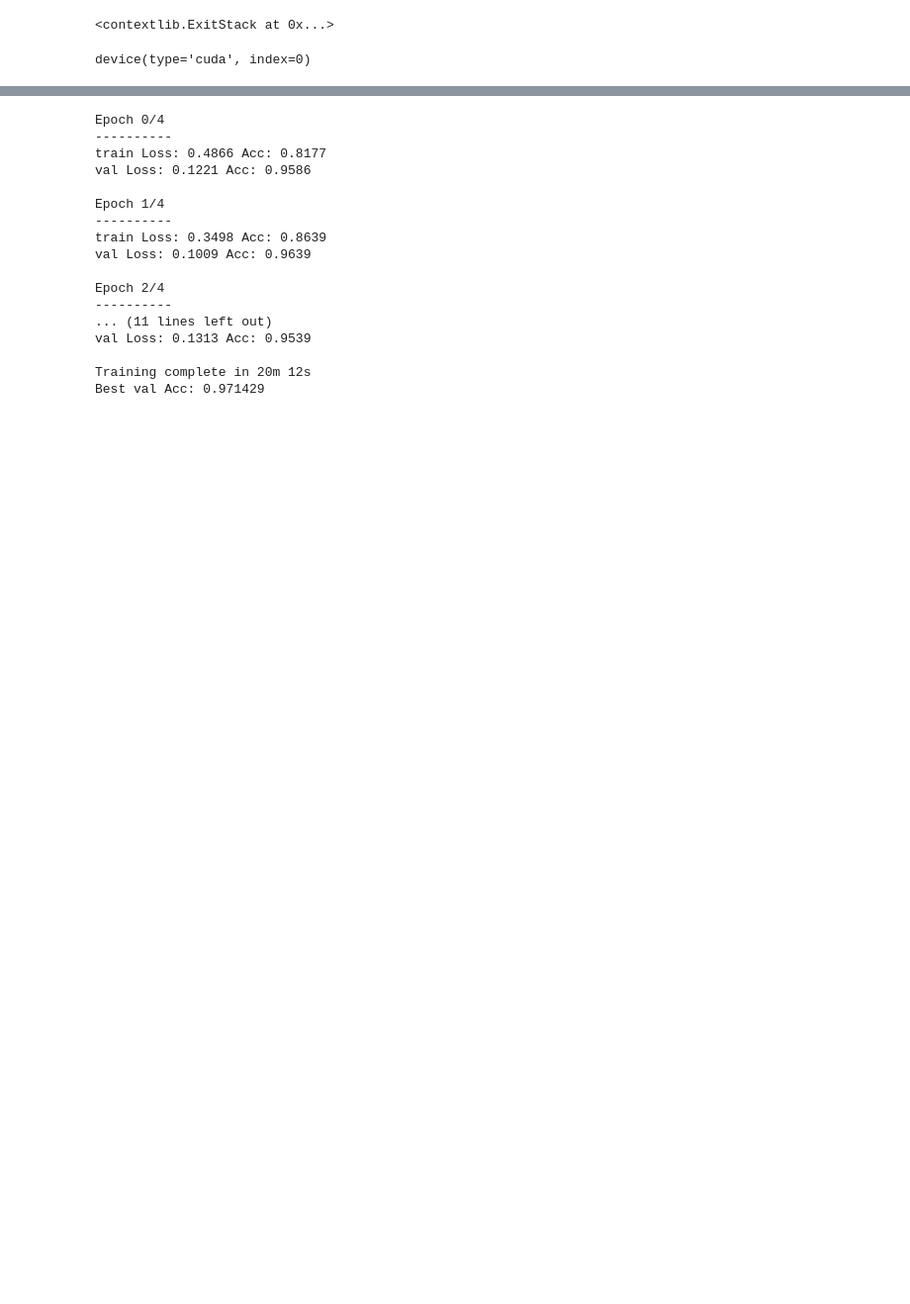
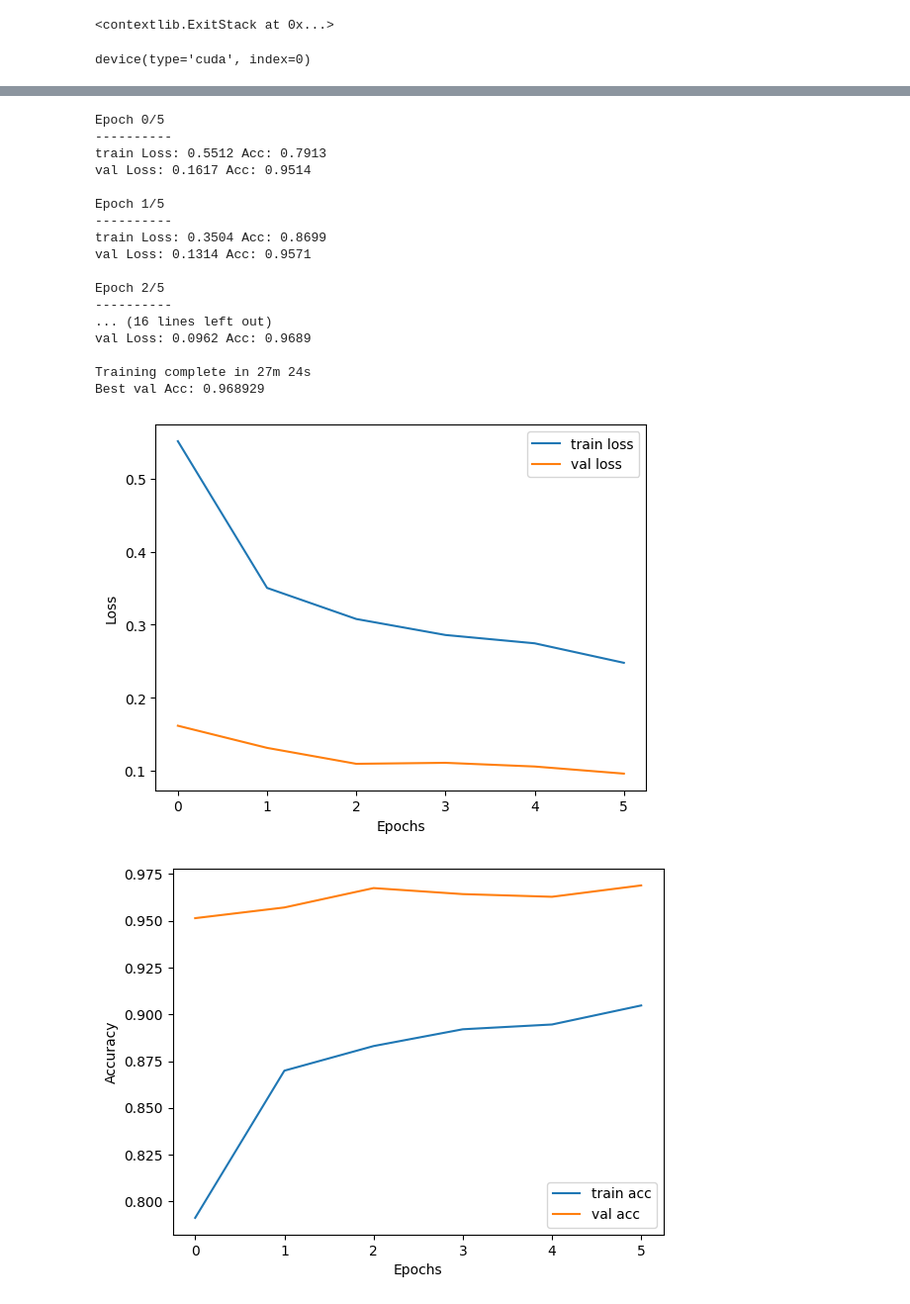
Before and after one commit to HassenMhenni/TER, a Jupyter notebook: transfer_learning_oct.ipynb, the cells around one changed output, grey strips where cells are left out. Shown: that part at 99% size. Cells and saved outputs as stored; diff of their text form; code cells hidden in the pictures; blank space fills up the shorter version.

```diff
--- a/transfer_learning_oct.ipynb
+++ b/transfer_learning_oct.ipynb
@@ -138,0 +142,6 @@ def train_model(model, criterion, optimizer, scheduler, num_epochs=25):
+# %%
+# create lists to store the results for each epoch
+train_loss = []
+val_loss = []
+train_acc = []
+val_acc = []
@@ -155,22 +235,42 @@ exp_lr_scheduler = lr_scheduler.StepLR(optimizer_ft, step_size=7, gamma=0.1)
 # %%
 model_ft = train_model(model_ft, criterion, optimizer_ft, exp_lr_scheduler,
-                       num_epochs=5)
+                       num_epochs=6)
 # %% [output]
-Epoch 0/4
+Epoch 0/5
 ----------
-train Loss: 0.4866 Acc: 0.8177
-val Loss: 0.1221 Acc: 0.9586
+train Loss: 0.5512 Acc: 0.7913
+val Loss: 0.1617 Acc: 0.9514
 
-Epoch 1/4
+Epoch 1/5
 ----------
-train Loss: 0.3498 Acc: 0.8639
-val Loss: 0.1009 Acc: 0.9639
+train Loss: 0.3504 Acc: 0.8699
+val Loss: 0.1314 Acc: 0.9571
 
-Epoch 2/4
+Epoch 2/5
 ----------
-... (11 lines left out)
-val Loss: 0.1313 Acc: 0.9539
+... (16 lines left out)
+val Loss: 0.0962 Acc: 0.9689
 
-Training complete in 20m 12s
-Best val Acc: 0.971429
+Training complete in 27m 24s
+Best val Acc: 0.968929
+# %%
+def to_numpy(tensor):
+    return tensor.detach().cpu().numpy() if tensor.requires_grad else tensor.cpu().numpy()
+# %%
+#plot the loss and accuracy
+plt.plot(to_numpy(torch.tensor(train_loss)), label='train loss')
+plt.plot(to_numpy(torch.tensor(val_loss)), label='val loss')
+plt.legend()
+plt.xlabel('Epochs')
+plt.ylabel('Loss')
+plt.show()
+plt.plot(to_numpy(torch.tensor(train_acc)), label='train acc')
+plt.plot(to_numpy(torch.tensor(val_acc)), label='val acc')
+plt.legend()
+plt.xlabel('Epochs')
+plt.ylabel('Accuracy')
+plt.show()
+# %% [output]
+[figure, added]
+[figure, added]
 # %%
```
Also changed, not shown: parts of 10 cells of this notebook, 1 other file.
